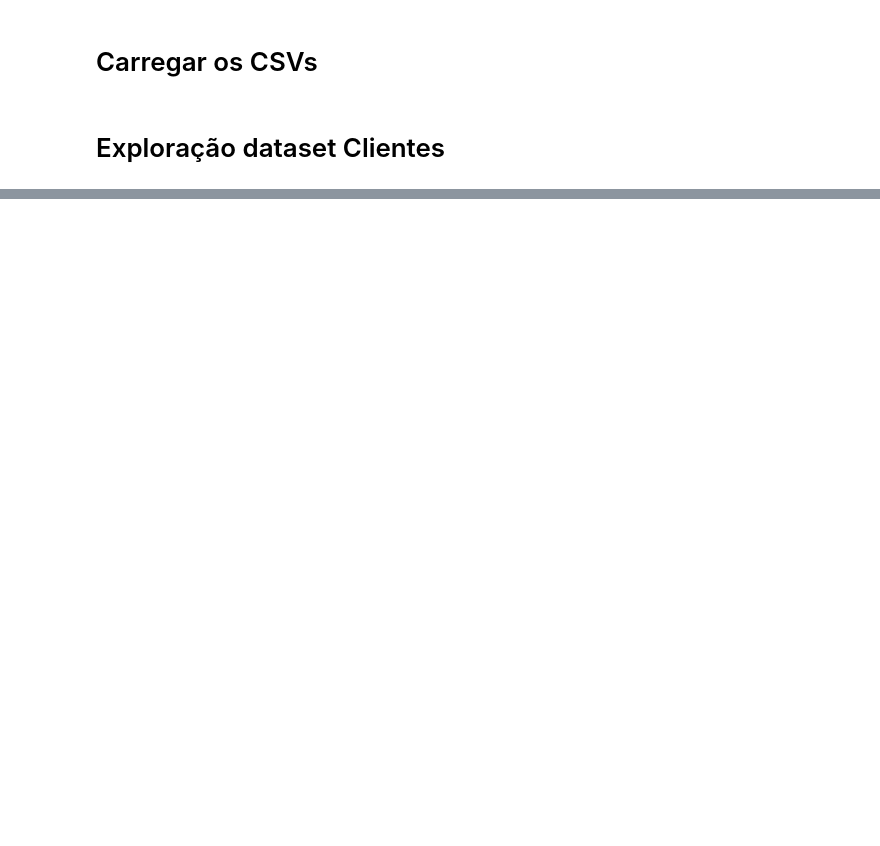
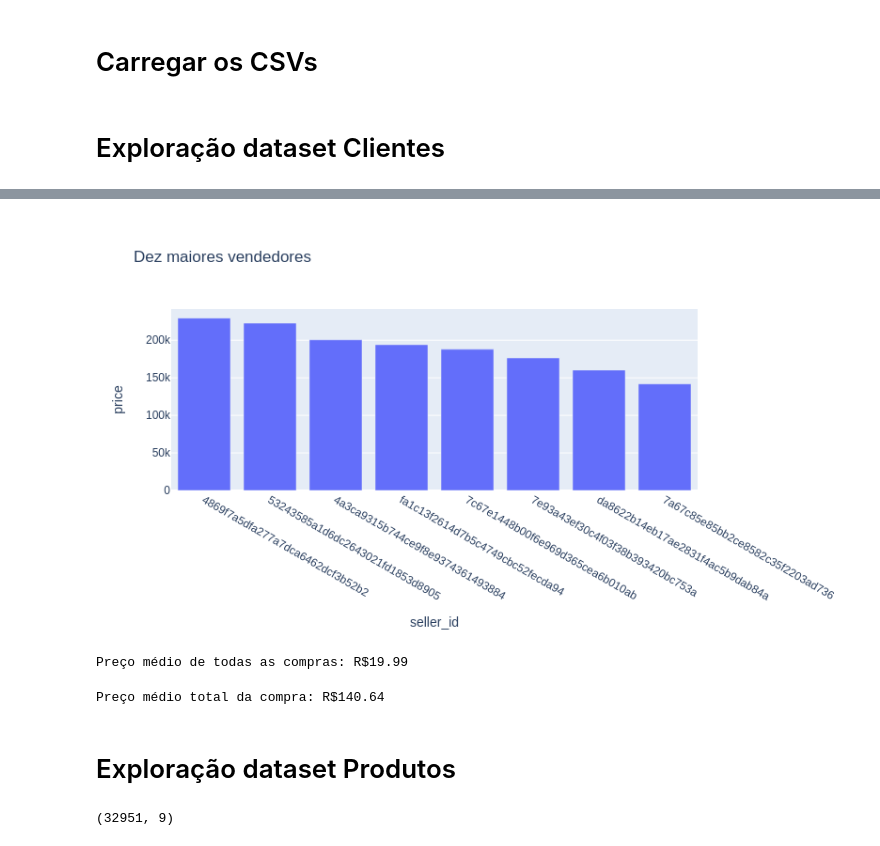
Before and after one commit to Lucas-Buk/Introducao-Ciencia-de-Dados, a Jupyter notebook: Aula_1_Exploração_Olist.ipynb, the cells around one changed output, grey strips where cells are left out. Saved outputs shown, nothing was run; the diff lists cells and outputs as text; code cells hidden in the pictures; blank space fills up the shorter version.

```diff
--- a/Aula_1_Exploração_Olist.ipynb
+++ b/Aula_1_Exploração_Olist.ipynb
@@ -101,0 +113,3 @@ df_compra_itens.head(3)
+# %%
+df_mais_vendas = df_compra_itens.groupby(by='seller_id').price.sum().sort_values(ascending=False)
+df_mais_vendas
@@ -102,3 +130,28 @@ df_compra_itens.head(3)
+# %%
+data = df_mais_vendas.head(8).reset_index()
+
+fig = px.bar(data, x='seller_id', y='price', title= 'Dez maiores vendedores')
+gitly.show(fig)
+# %% [output]
+[figure, added]
+# %%
+# Preço médio do frete das compras
+print(f'Preço médio de todas as compras: R${df_compra_itens.freight_value.mean():.2f}')
+# %% [output]
+Preço médio de todas as compras: R$19.99
+# %%
+# Preço médio total das compras (preço do produto + frete)
+preço_total = df_compra_itens.price + df_compra_itens.freight_value
+print(f'Preço médio total da compra: R${preço_total.mean():.2f}')
+# %% [output]
+Preço médio total da compra: R$140.64
+# %% [markdown]
+# Exploração dataset Produtos
+# %%
+# Tamanho do dataset
+df_produtos.shape
+# %% [output]
+(32951, 9)
 # %%
 df_produtos.head(3)
 # %% [output]
```
Also changed, not shown: parts of 17 cells of this notebook.
